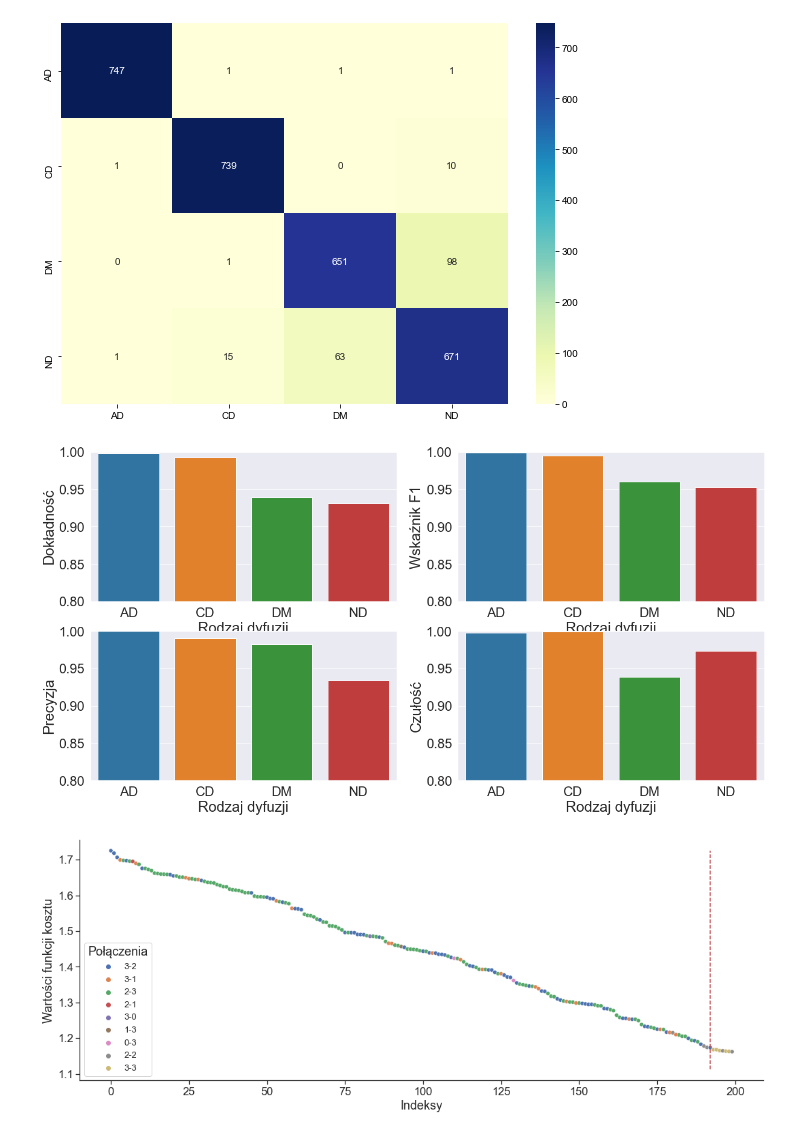
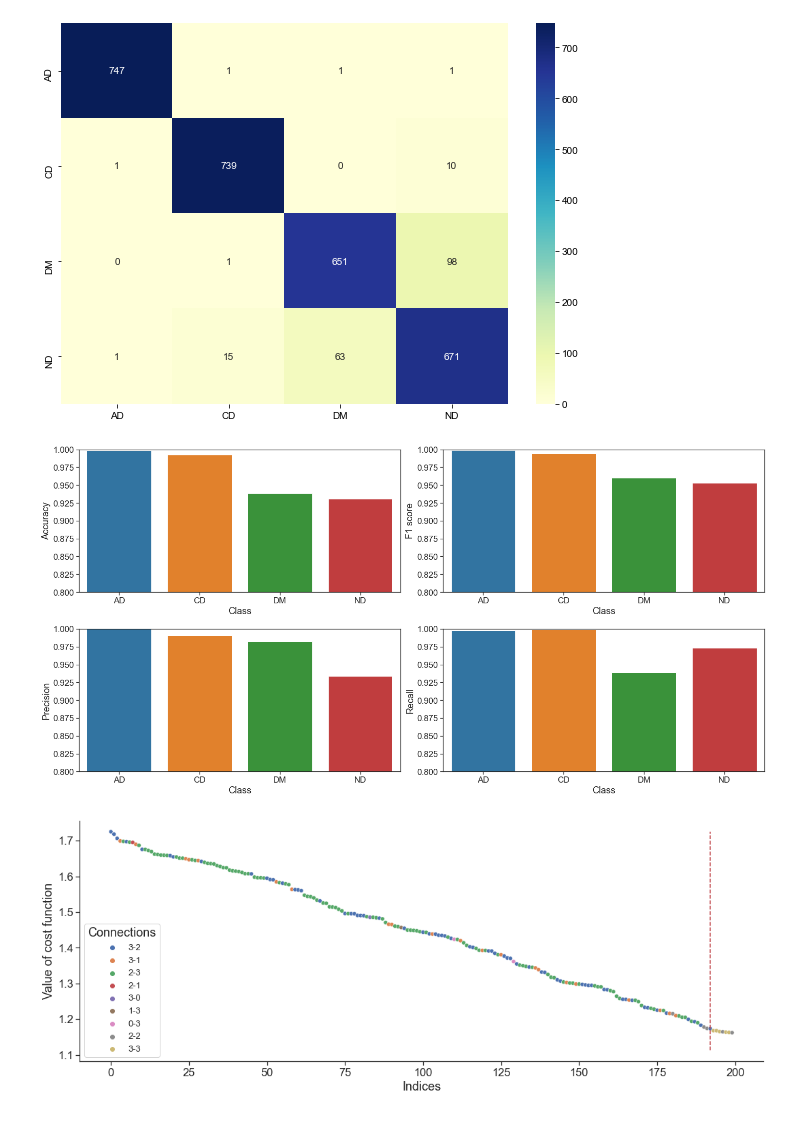
Before and after one commit to milySW/NNResearchAPI, a Jupyter notebook: notebooks/evaluation.ipynb, the cells around one changed output. Drawn from its saved outputs; the diff is of its cells as text; code cells hidden in the pictures.

```diff
--- a/notebooks/evaluation.ipynb
+++ b/notebooks/evaluation.ipynb
@@ -199,68 +201,69 @@ val_precision = [
 val_recall = [
     metrics_all["val_recall_0"].values[-10],
     metrics_all["val_recall_1"].values[-10],
     metrics_all["val_recall_2"].values[-10],
     metrics_all["val_recall_3"].values[-10]
     ]
 
 val_f1_score = [
     metrics_all["val_f1_score_0"].values[-10],
     metrics_all["val_f1_score_1"].values[-10],
     metrics_all["val_f1_score_2"].values[-10],
     metrics_all["val_f1_score_3"].values[-10]
     ]
 
 types = ["AD", "CD", "DM", "ND"]
 numbers = [val_accuracy, val_f1_score, val_precision, val_recall, types]
 numbers = [list(i) for i in zip(*numbers)]
-last_scores = pd.DataFrame(numbers, columns=["Dokładność", "Wskaźnik F1", "Precyzja", "Czułość", "Klasa"])
+last_scores = pd.DataFrame(numbers, columns=["Accuracy", "F1 score", "Precision", "Recall", "Class"])
 sns.set(font_scale=1.5, style="ticks",  palette='tab10')
 
-sns.barplot(x="Klasa", y="Dokładność", data=last_scores, capsize=.5, ax=axes[0][0])
-axes[0][0].set_ylabel("Dokładność")
-axes[0][0].set_xlabel("Rodzaj dyfuzji")
+sns.barplot(x="Class", y="Accuracy", data=last_scores, capsize=.5, ax=axes[0][0])
+axes[0][0].set_ylabel("Accuracy")
+axes[0][0].set_xlabel("Class")
 axes[0][0].set_ylim((0.8, 1))
 
 
-sns.barplot(x="Klasa", y="Wskaźnik F1", data=last_scores, capsize=.5, ax=axes[0][1])
-axes[0][1].set_ylabel("Wskaźnik F1")
-axes[0][1].set_xlabel("Rodzaj dyfuzji")
+sns.barplot(x="Class", y="F1 score", data=last_scores, capsize=.5, ax=axes[0][1])
+axes[0][1].set_ylabel("F1 score")
+axes[0][1].set_xlabel("Class")
 axes[0][1].set_ylim((0.8, 1))
 
-sns.barplot(x="Klasa", y="Precyzja", data=last_scores, capsize=.5, ax=axes[1][0])
-axes[1][0].set_ylabel("Precyzja")
-axes[1][0].set_xlabel("Rodzaj dyfuzji")
+sns.barplot(x="Class", y="Precision", data=last_scores, capsize=.5, ax=axes[1][0])
+axes[1][0].set_ylabel("Precision")
+axes[1][0].set_xlabel("Class")
 axes[1][0].set_ylim((0.8, 1))
 
-sns.barplot(x="Klasa", y="Czułość", data=last_scores, capsize=.5, ax=axes[1][1])
-axes[1][1].set_ylabel("Czułość")
-axes[1][1].set_xlabel("Rodzaj dyfuzji")
+sns.barplot(x="Class", y="Recall", data=last_scores, capsize=.5, ax=axes[1][1])
+axes[1][1].set_ylabel("Recall")
+axes[1][1].set_xlabel("Class")
 axes[1][1].set_ylim((0.8, 1))
 
+plt.tight_layout()
 plt.savefig(plots / "last_bars.png", transparent=True, dpi=500)
 # %% [output]
-[figure, old version]
+[figure, new version]
 # %%
 arrange = range(len(top_losses["target"]))
 connections =[f"{str(top_losses['target'][i])}-{str(top_losses['pred'][i])}" for i in arrange]
-top_losses["Połączenia"] = connections
+top_losses["Connections"] = connections
 
 sns.set(font_scale=1.5, style="ticks")
 rc = {'axes.facecolor':'white', 'axes.grid' : False}
 plt.rcParams.update(rc)
 
 plt.gcf().axison = True
-g = sns.scatterplot(data=top_losses, x="Unnamed: 0", y="loss", hue="Połączenia")
+g = sns.scatterplot(data=top_losses, x="Unnamed: 0", y="loss", hue="Connections")
 plt.plot([192, 192], [min(top_losses["loss"])-0.05, max(top_losses["loss"])], "--r")
-plt.ylabel("Wartości funkcji kosztu")
+plt.ylabel("Value of cost function")
 
-plt.xlabel("Indeksy")
+plt.xlabel("Indices")
 plt.gcf().set_size_inches(18, 6.5)
-plt.legend(loc="best", prop={'size': 13}, title="Połączenia")
+plt.legend(loc="best", prop={'size': 13}, title="Connections")
 sns.despine()
 
 
 
 plt.savefig(plots / "top_losses.png", transparent=True, dpi=500)
 # %% [output]
-[figure, old version]
+[figure, new version]
```
Also changed, not shown: parts of 4 cells of this notebook, 7 other files.
